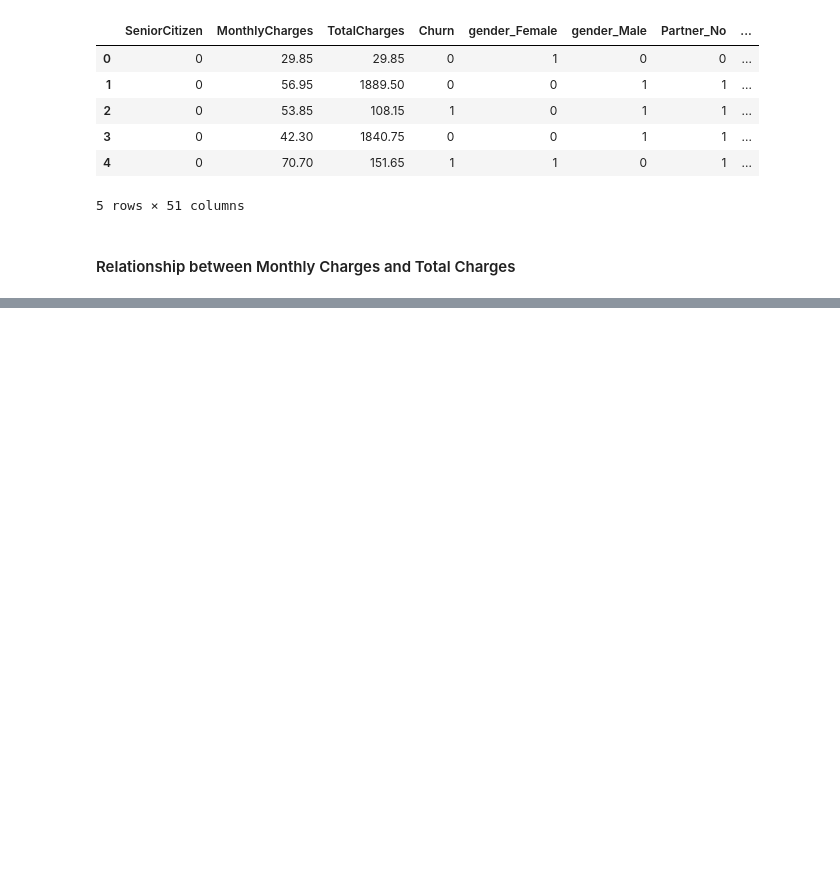
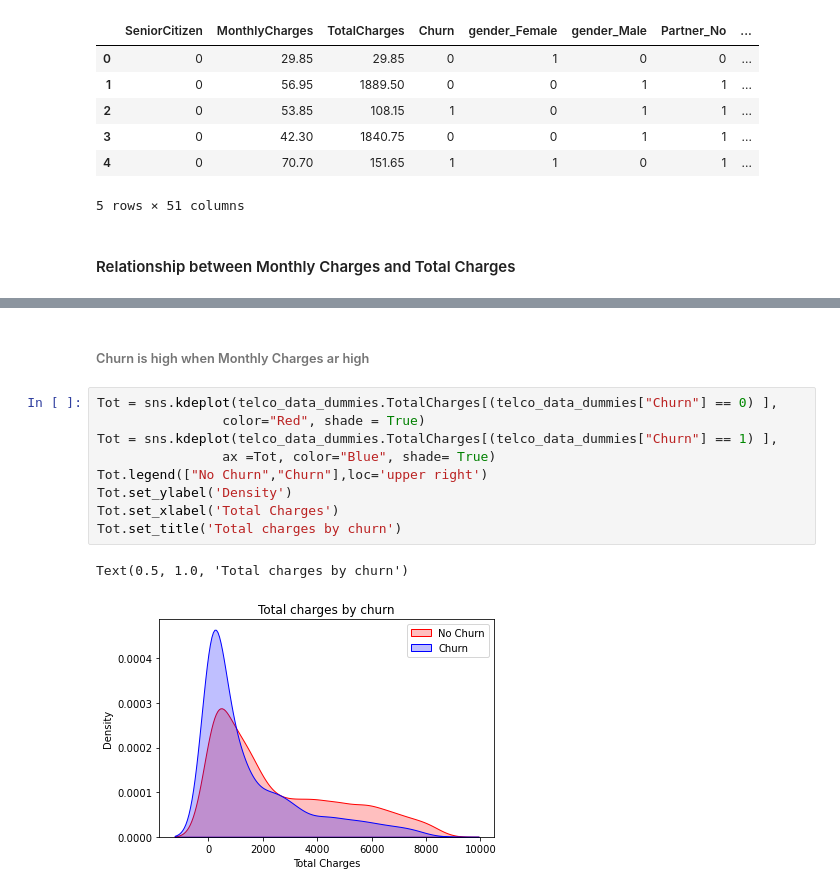
Before and after one commit to rvjh/Churn-Prediction-, a Jupyter notebook: notebook/Churn_Analysis_EDA.ipynb, the cells around one changed output, grey strips where cells are left out. Saved outputs shown, nothing was run; the diff lists cells and outputs as text; blank space fills up the shorter version.

```diff
--- a/notebook/Churn_Analysis_EDA.ipynb
+++ b/notebook/Churn_Analysis_EDA.ipynb
@@ -322,0 +344,14 @@ telco_data_dummies.head()
+# %% [markdown]
+###### Churn is high when Monthly Charges ar high
+# %%
+Tot = sns.kdeplot(telco_data_dummies.TotalCharges[(telco_data_dummies["Churn"] == 0) ],
+                color="Red", shade = True)
+Tot = sns.kdeplot(telco_data_dummies.TotalCharges[(telco_data_dummies["Churn"] == 1) ],
+                ax =Tot, color="Blue", shade= True)
+Tot.legend(["No Churn","Churn"],loc='upper right')
+Tot.set_ylabel('Density')
+Tot.set_xlabel('Total Charges')
+Tot.set_title('Total charges by churn')
+# %% [output]
+Text(0.5, 1.0, 'Total charges by churn')
+[figure, added]
```
Also changed, not shown: parts of 20 cells of this notebook.
